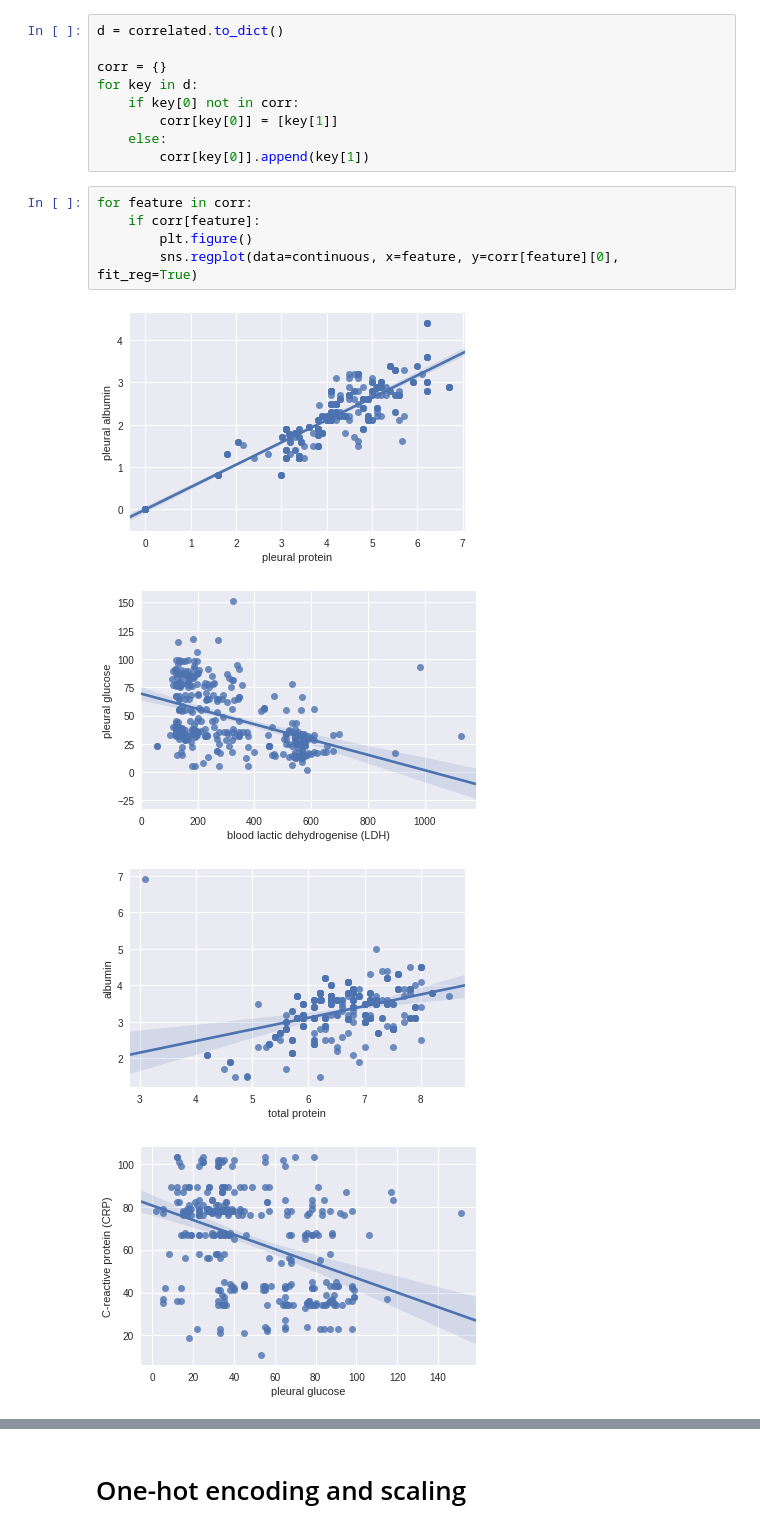
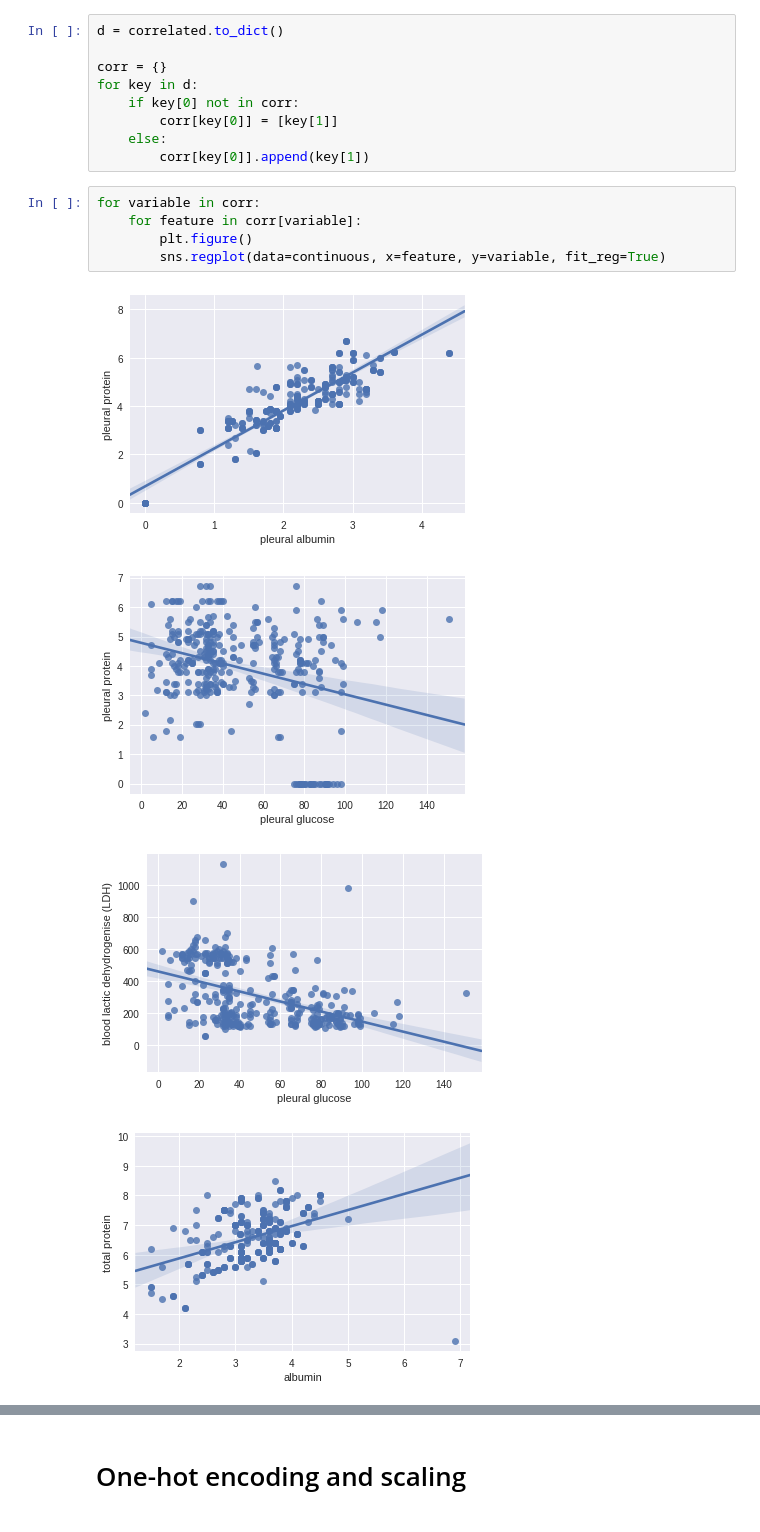
Before and after one commit to cheminfIBB/MM-diagnosis, a Jupyter notebook: Malignant mesothelioma analysis.ipynb, the cells around one changed output, grey strips where cells are left out. Saved outputs shown, nothing was run; the diff lists cells and outputs as text.

Commit message:
Fixed plotting variables that are correlated with more than one feature

```diff
--- a/Malignant mesothelioma analysis.ipynb
+++ b/Malignant mesothelioma analysis.ipynb
@@ -169,12 +169,12 @@ for key in d:
     else:
         corr[key[0]].append(key[1])
 # %%
-for feature in corr:
-    if corr[feature]:
+for variable in corr:
+    for feature in corr[variable]:
         plt.figure()
-        sns.regplot(data=continuous, x=feature, y=corr[feature][0], fit_reg=True)
+        sns.regplot(data=continuous, x=feature, y=variable, fit_reg=True)
 # %% [output]
-[figure, old version]
+[figure, new version]
-[figure, old version]
+[figure, new version]
-[figure, old version]
+[figure, new version]
-[figure, old version]
+[figure, new version]
```
Also changed, not shown: parts of 1 cell of this notebook.
